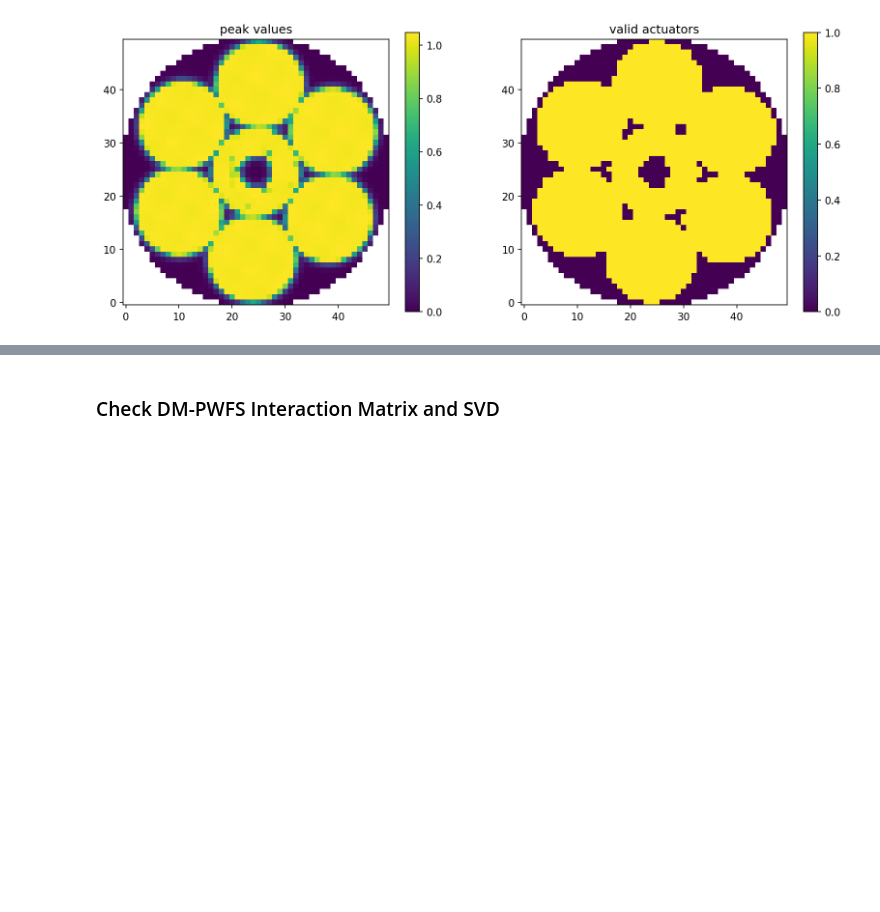
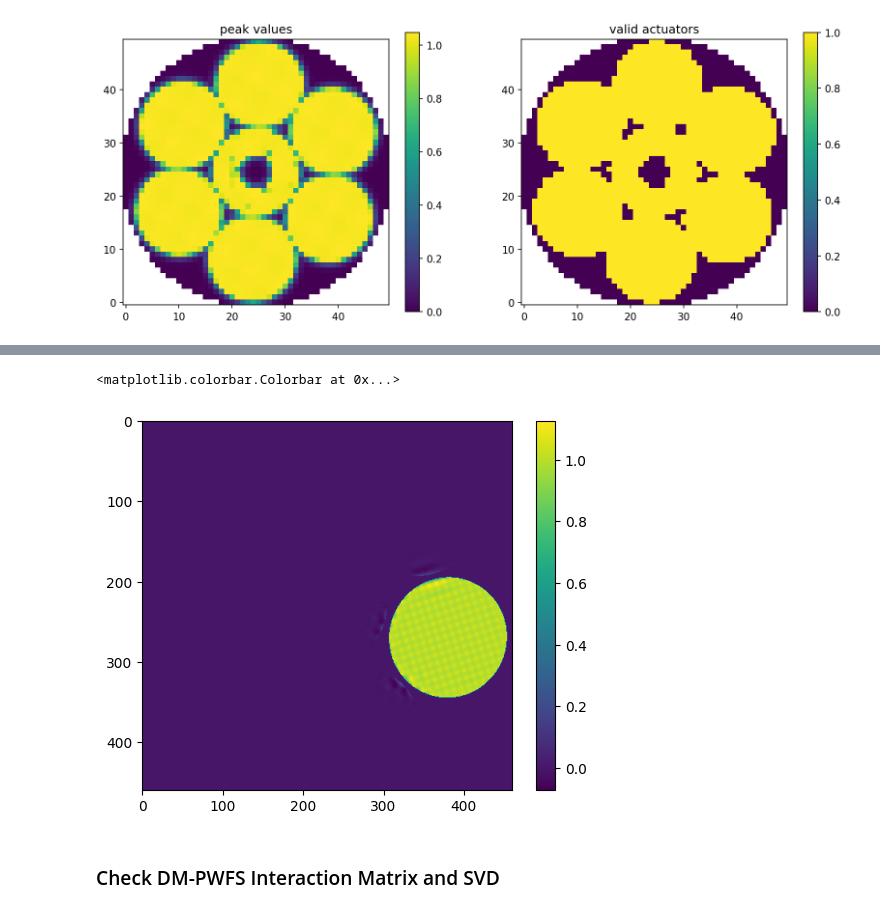
Before and after one commit to fquiros/CEO, a Jupyter notebook: python/ceo/gaps/zonal_control_test_demo.ipynb, the cells around one changed output, grey strips where cells are left out. Drawn from its saved outputs; the diff is of its cells as text; code cells hidden in the pictures; blank space fills up the shorter version.

```diff
--- a/python/ceo/gaps/zonal_control_test_demo.ipynb
+++ b/python/ceo/gaps/zonal_control_test_demo.ipynb
@@ -246,3 +259,13 @@ ax2.set_title('valid actuators');
+# %%
+Pmat = gaps.tel.DMmat @ gaps.calib_repo['spp-hdfs']['Pp2m']
+test_wf = np.zeros((gaps.tel.pup.nPx, gaps.tel.pup.nPx))
+
+test_wf[gaps.tel.pup.GMTmask2D] = Pmat[:, this_seg]
+plt.imshow(test_wf)
+plt.colorbar()
+# %% [output]
+<matplotlib.colorbar.Colorbar at 0x...>
+[figure, added]
 # %% [markdown]
 ### Check DM-PWFS Interaction Matrix and SVD
 # %%
```
Also changed, not shown: parts of 17 cells of this notebook, 1 other file.
